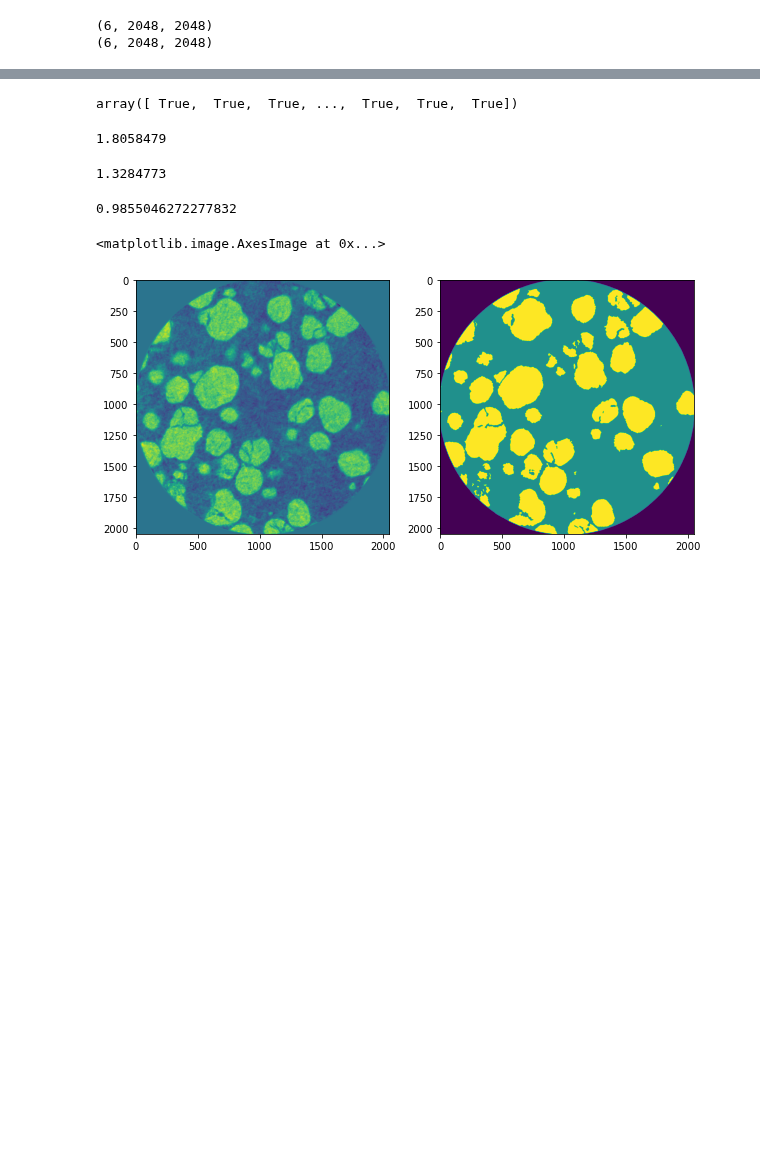
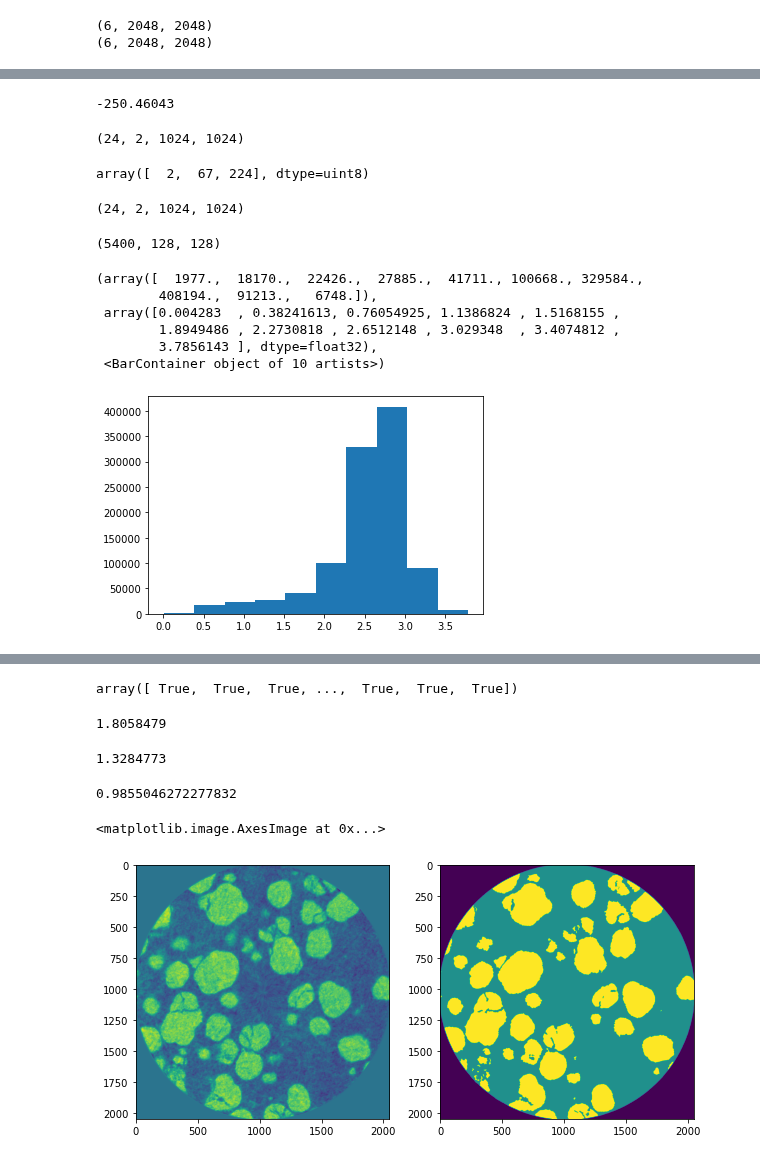
Before and after one commit to laura-rieger/segmenter, a Jupyter notebook: notebooks/Results.ipynb, the cells around one changed output, grey strips where cells are left out. Saved outputs shown, nothing was run; the diff lists cells and outputs as text; code cells hidden in the pictures; blank space fills up the shorter version.

```diff
--- a/notebooks/Results.ipynb
+++ b/notebooks/Results.ipynb
@@ -101 +183,19 @@ img_list = my_data.load_dummy_data(data_path)
+# %%
+testout.min()
+# %% [output]
+-250.46043
+# %%
+img_list[:,0]
+# %% [output]
+(24, 2, 1024, 1024)
+# %%
+np.unique(img_list[:,1])
+# %% [output]
+array([  2,  67, 224], dtype=uint8)
+# %%
+test = my_data.make_dataset(img_list,img_size=128, offset=64)
+test[1].shape
+# %% [output]
+(24, 2, 1024, 1024)
+(5400, 128, 128)
 # %%
@@ -104,6 +204,16 @@ test_img_np  = ((img_list[img_idx,0][None, None, ].astype(np.float32) -my_data.m
 with torch.no_grad():
     img_t = torch.Tensor(test_img_np).to(device)
     output = net.forward(img_t).cpu().detach().numpy()[0]
+# %%
+plt.hist(output.max(axis=0).reshape(-1))
+# %% [output]
+(array([  1977.,  18170.,  22426.,  27885.,  41711., 100668., 329584.,
+        408194.,  91213.,   6748.]),
+ array([0.004283  , 0.38241613, 0.76054925, 1.1386824 , 1.5168155 ,
+        1.8949486 , 2.2730818 , 2.6512148 , 3.029348  , 3.4074812 ,
+        3.7856143 ], dtype=float32),
+ <BarContainer object of 10 artists>)
+[figure, added]
 # %%
 show_img = np.zeros_like(img_list[img_idx, 1])
 show_img[np.where(img_list[img_idx, 1] ==my_data.phase_1)] =1
```
Also changed, not shown: parts of 27 cells of this notebook, 6 other files.
